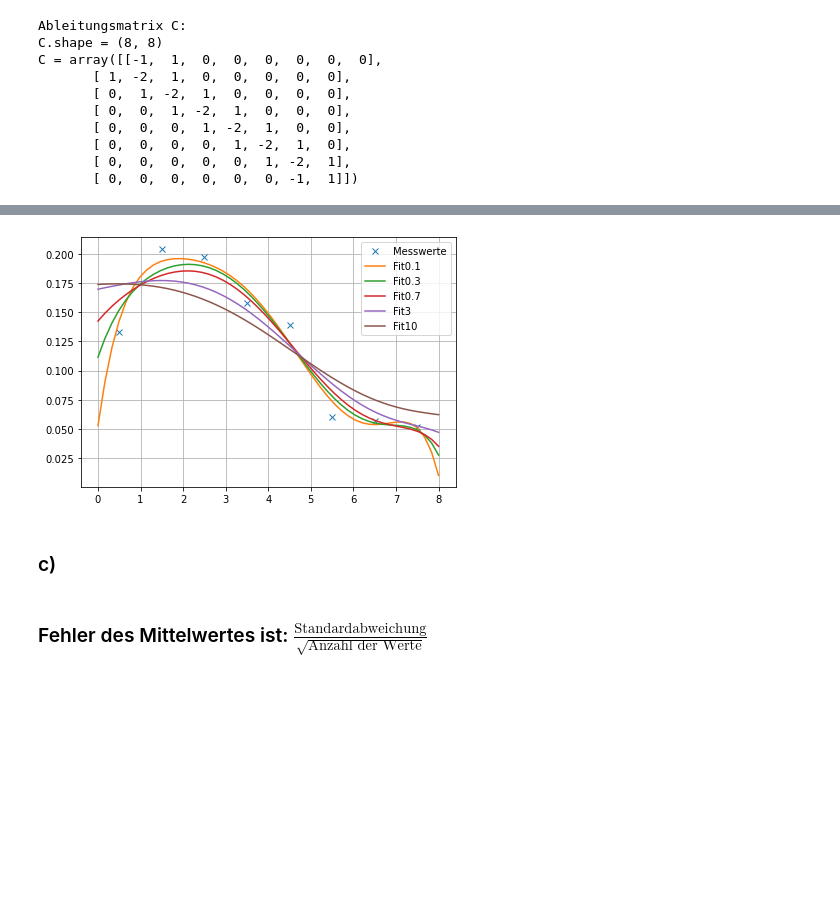
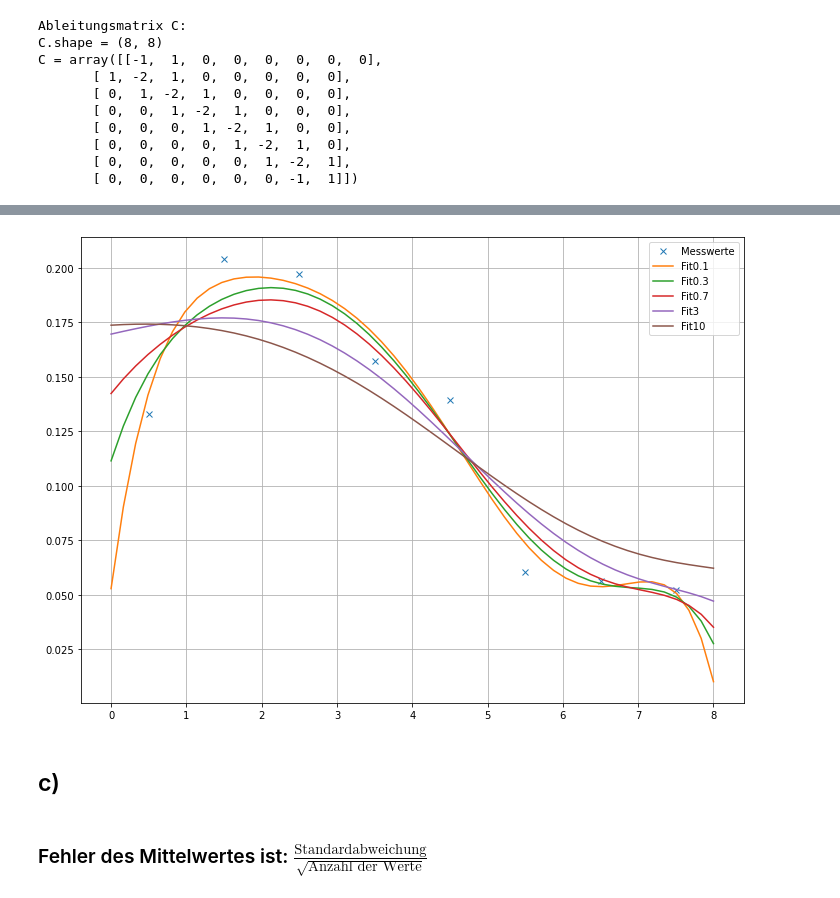
Before and after one commit to NicoJG/SMD, a Jupyter notebook: SMD_B/blatt14/blatt14_jan.ipynb, the cells around one changed output, grey strips where cells are left out. Cells and saved outputs as stored; diff of their text form; code cells hidden in the pictures; blank space fills up the shorter version.

```diff
--- a/SMD_B/blatt14/blatt14_jan.ipynb
+++ b/SMD_B/blatt14/blatt14_jan.ipynb
@@ -36,0 +25,4 @@ y = np.array(y)
+# %%
+x=df.x.to_numpy()
+y=df[' "y_0"'].to_numpy()
+x,y
@@ -106,3 +103,8 @@ C = array([[-1,  1,  0,  0,  0,  0,  0,  0],
        [ 0,  0,  0,  0,  1, -2,  1,  0],
        [ 0,  0,  0,  0,  0,  1, -2,  1],
        [ 0,  0,  0,  0,  0,  0, -1,  1]])
+# %%
+for i in range(len(lam)):
+    a_reg = np.linalg.inv(A.T @ A + lam[i] * (C@A).T @ (C @ A)) @ A.T @ y
+    with np.printoptions(precision=2):
+        print(f'a_reg(lam={lam[i]}) = \n {a_reg}')
@@ -109,16 +122,17 @@ C = array([[-1,  1,  0,  0,  0,  0,  0,  0],
 # %%
+plt.figure(figsize=(10,7))
 plt.plot(x,y,'x',label="Messwerte")
 for i in range(len(lam)):
     a_reg = np.linalg.inv(A.T @ A + lam[i] * (C@A).T @ (C @ A)) @ A.T @ y
     plt.plot(val,polynom_6(val,a_reg),label="Fit"+ str(lam[i]))
 
 plt.grid()
 plt.legend(loc='best')
 plt.tight_layout()
 # %% [output]
-[figure, old version]
+[figure, new version]
 # %% [markdown]
-### c)
+## c)
 # %%
 df_2=pd.read_csv('aufg_c.csv')
 # %% [markdown]
```
Also changed, not shown: parts of 15 cells of this notebook, 3 other files.
